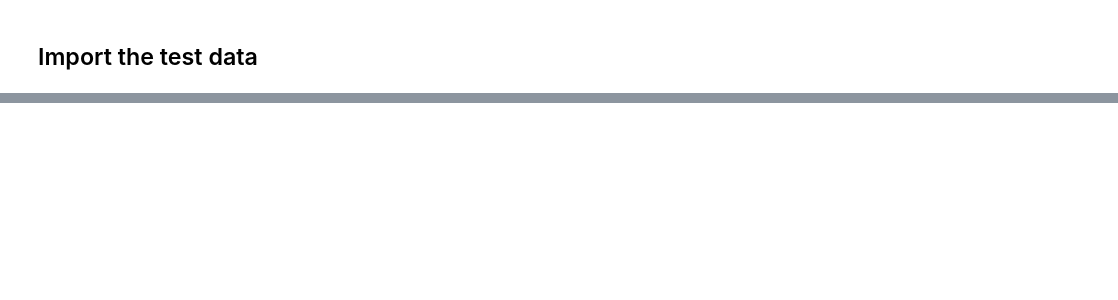
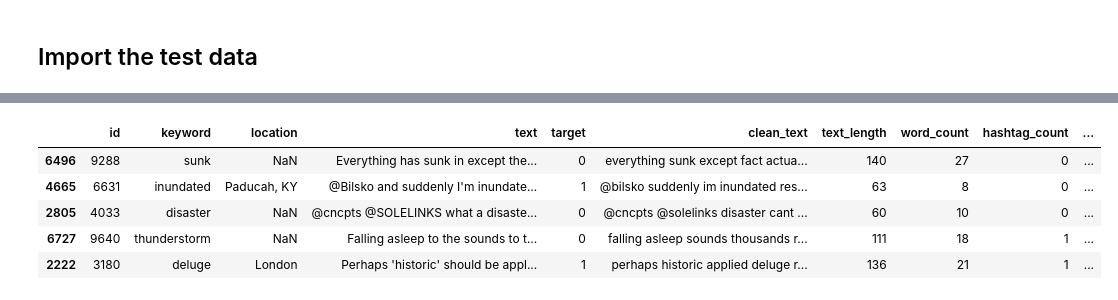
Before and after one commit to nfacciol/Project-C-NLP, a Jupyter notebook: disaster_tweets.ipynb, the cells around one changed output, grey strips where cells are left out. Saved outputs shown, nothing was run; the diff lists cells and outputs as text; code cells hidden in the pictures; blank space fills up the shorter version.

```diff
--- a/disaster_tweets.ipynb
+++ b/disaster_tweets.ipynb
@@ -49,0 +155,10 @@ test_df
+# %%
+train_df['has_url'] = train_df['text'].apply(lambda x: 1 if re.search("http[s]?://(?:[a-zA-Z]|[0-9]|[$-_@.&+]|[!*\\(\\),]|(?:%[0-9a-fA-F][0-9a-fA-F]))+", x) else 0)
+train_df.sample(5)
+# %% [output]
+|  | id | keyword | location | text | target | clean_text | text_length | word_count | hashtag_count | ... |
+| 6496 | 9288 | sunk | NaN | Everything has sunk in except the... | 0 | everything sunk except fact actua... | 140 | 27 | 0 | ... |
+| 4665 | 6631 | inundated | Paducah, KY | @Bilsko and suddenly I'm inundate... | 1 | @bilsko suddenly im inundated res... | 63 | 8 | 0 | ... |
+| 2805 | 4033 | disaster | NaN | @cncpts @SOLELINKS what a disaste... | 0 | @cncpts @solelinks disaster cant ... | 60 | 10 | 0 | ... |
+| 6727 | 9640 | thunderstorm | NaN | Falling asleep to the sounds to t... | 0 | falling asleep sounds thousands r... | 111 | 18 | 1 | ... |
+| 2222 | 3180 | deluge | London | Perhaps 'historic' should be appl... | 1 | perhaps historic applied deluge r... | 136 | 21 | 1 | ... |
```
Also changed, not shown: parts of 24 cells of this notebook.
